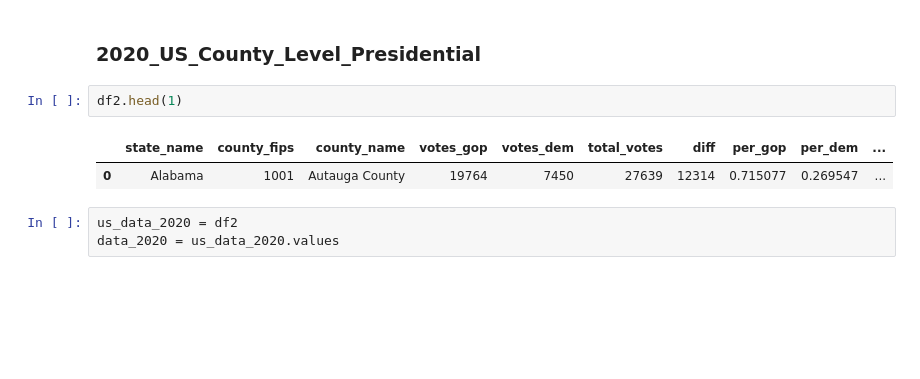
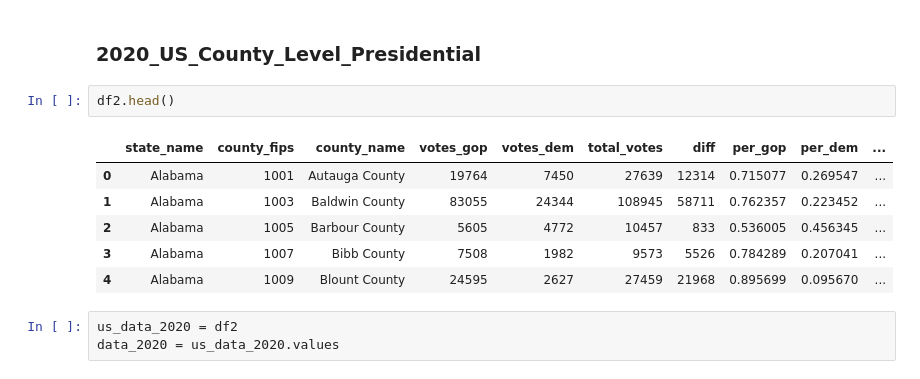
Before and after one commit to raghvendra98/US-Country-Level-Presidential-Result, a Jupyter notebook: us_dataset.ipynb, the cells around one changed output. Drawn from its saved outputs; the diff is of its cells as text; blank space fills up the shorter version.

```diff
--- a/us_dataset.ipynb
+++ b/us_dataset.ipynb
@@ -45,10 +67,14 @@ fig1.show()
 # %% [markdown]
 ### 2020_US_County_Level_Presidential
 # %%
-df2.head(1)
+df2.head()
 # %% [output]
 |  | state_name | county_fips | county_name | votes_gop | votes_dem | total_votes | diff | per_gop | per_dem | ... |
 | 0 | Alabama | 1001 | Autauga County | 19764 | 7450 | 27639 | 12314 | 0.715077 | 0.269547 | ... |
+| 1 | Alabama | 1003 | Baldwin County | 83055 | 24344 | 108945 | 58711 | 0.762357 | 0.223452 | ... |
+| 2 | Alabama | 1005 | Barbour County | 5605 | 4772 | 10457 | 833 | 0.536005 | 0.456345 | ... |
+| 3 | Alabama | 1007 | Bibb County | 7508 | 1982 | 9573 | 5526 | 0.784289 | 0.207041 | ... |
+| 4 | Alabama | 1009 | Blount County | 24595 | 2627 | 27459 | 21968 | 0.895699 | 0.095670 | ... |
 # %%
 us_data_2020 = df2
 data_2020 = us_data_2020.values
```
Also changed, not shown: parts of 6 cells of this notebook.
